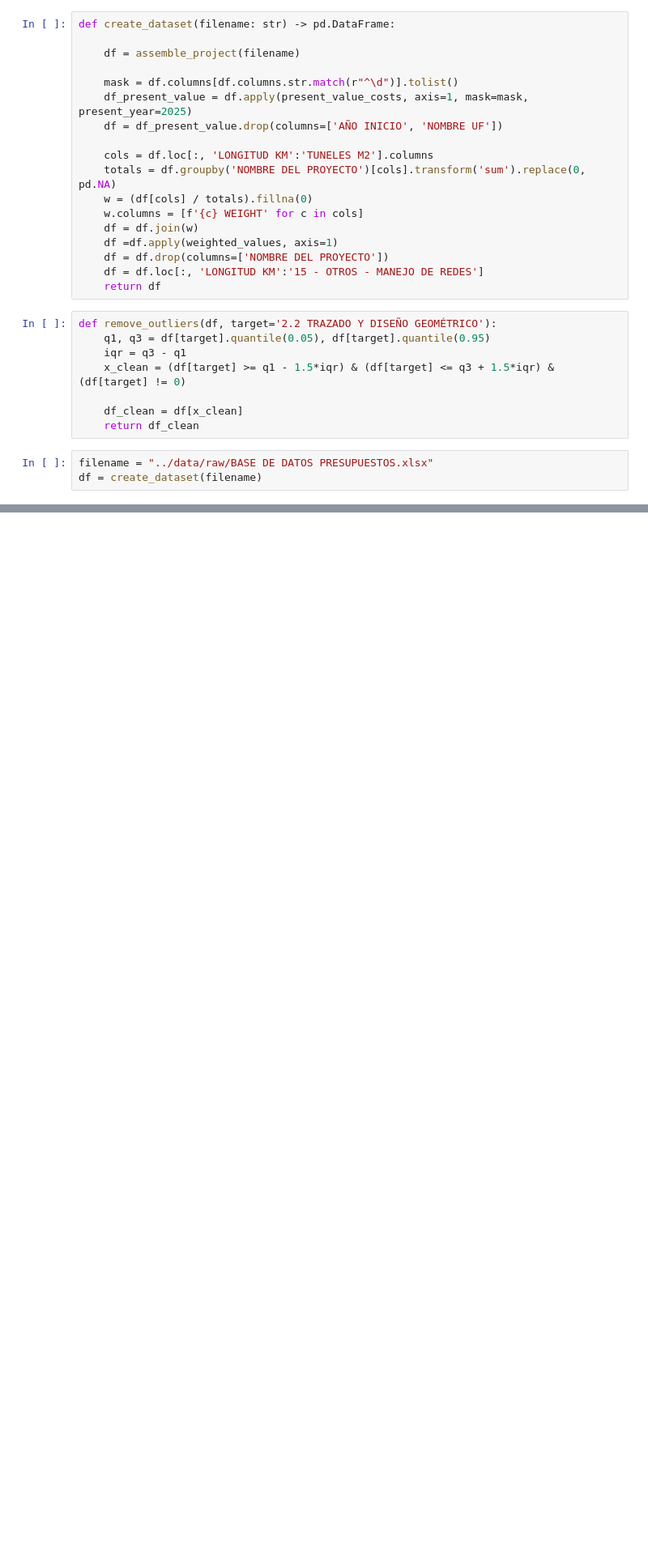
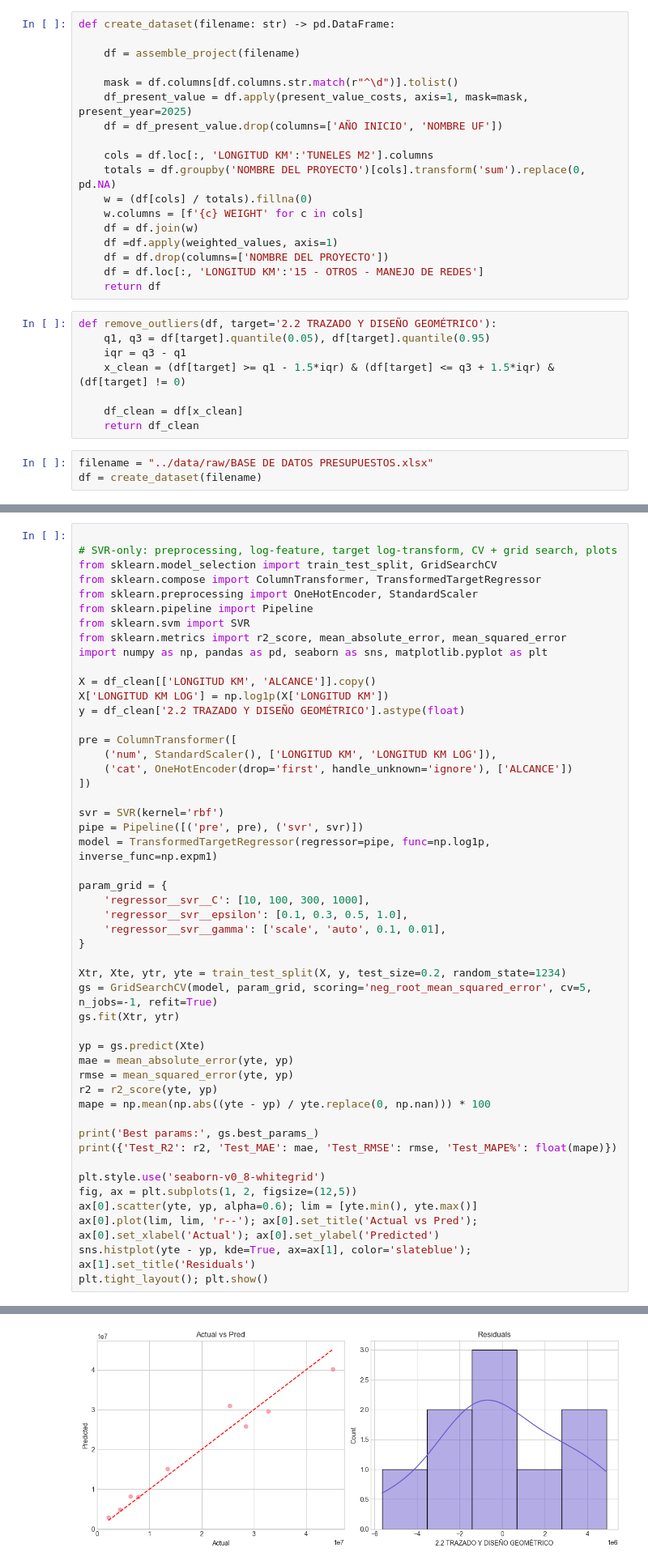
Before and after one commit to ForeroAlejandroGit/practicum, a Jupyter notebook: notebooks/eda.ipynb, the cells around one changed output, grey strips where cells are left out. Shown at 81% size. Drawn from its saved outputs; the diff is of its cells as text; blank space fills up the shorter version.

Commit message:
SVR first approach

```diff
--- a/notebooks/eda.ipynb
+++ b/notebooks/eda.ipynb
@@ -183,0 +207,50 @@ df_cleaned = remove_outliers(df)[['LONGITUD KM', 'ALCANCE', '2.2 TRAZADO Y DISE
+# %%
+
+# SVR-only: preprocessing, log-feature, target log-transform, CV + grid search, plots
+from sklearn.model_selection import train_test_split, GridSearchCV
+from sklearn.compose import ColumnTransformer, TransformedTargetRegressor
+from sklearn.preprocessing import OneHotEncoder, StandardScaler
+from sklearn.pipeline import Pipeline
+from sklearn.svm import SVR
+from sklearn.metrics import r2_score, mean_absolute_error, mean_squared_error
+import numpy as np, pandas as pd, seaborn as sns, matplotlib.pyplot as plt
+
+X = df_clean[['LONGITUD KM', 'ALCANCE']].copy()
+X['LONGITUD KM LOG'] = np.log1p(X['LONGITUD KM'])
+y = df_clean['2.2 TRAZADO Y DISEÑO GEOMÉTRICO'].astype(float)
+
+pre = ColumnTransformer([
+    ('num', StandardScaler(), ['LONGITUD KM', 'LONGITUD KM LOG']),
+    ('cat', OneHotEncoder(drop='first', handle_unknown='ignore'), ['ALCANCE'])
+])
+
+svr = SVR(kernel='rbf')
+pipe = Pipeline([('pre', pre), ('svr', svr)])
+model = TransformedTargetRegressor(regressor=pipe, func=np.log1p, inverse_func=np.expm1)
+
+param_grid = {
+    'regressor__svr__C': [10, 100, 300, 1000],
+    'regressor__svr__epsilon': [0.1, 0.3, 0.5, 1.0],
+    'regressor__svr__gamma': ['scale', 'auto', 0.1, 0.01],
+}
+
+Xtr, Xte, ytr, yte = train_test_split(X, y, test_size=0.2, random_state=1234)
+gs = GridSearchCV(model, param_grid, scoring='neg_root_mean_squared_error', cv=5, n_jobs=-1, refit=True)
+gs.fit(Xtr, ytr)
+
+yp = gs.predict(Xte)
+mae = mean_absolute_error(yte, yp)
+rmse = mean_squared_error(yte, yp)
+r2 = r2_score(yte, yp)
+mape = np.mean(np.abs((yte - yp) / yte.replace(0, np.nan))) * 100
+
+print('Best params:', gs.best_params_)
+print({'Test_R2': r2, 'Test_MAE': mae, 'Test_RMSE': rmse, 'Test_MAPE%': float(mape)})
+
+plt.style.use('seaborn-v0_8-whitegrid')
+fig, ax = plt.subplots(1, 2, figsize=(12,5))
+ax[0].scatter(yte, yp, alpha=0.6); lim = [yte.min(), yte.max()]
+ax[0].plot(lim, lim, 'r--'); ax[0].set_title('Actual vs Pred'); ax[0].set_xlabel('Actual'); ax[0].set_ylabel('Predicted')
+sns.histplot(yte - yp, kde=True, ax=ax[1], color='slateblue'); ax[1].set_title('Residuals')
+plt.tight_layout(); plt.show()
+# %% [output]
@@ -183,0 +259 @@ df_cleaned = remove_outliers(df)[['LONGITUD KM', 'ALCANCE', '2.2 TRAZADO Y DISE
+[figure, added]
```
Also changed, not shown: parts of 4 cells of this notebook.
